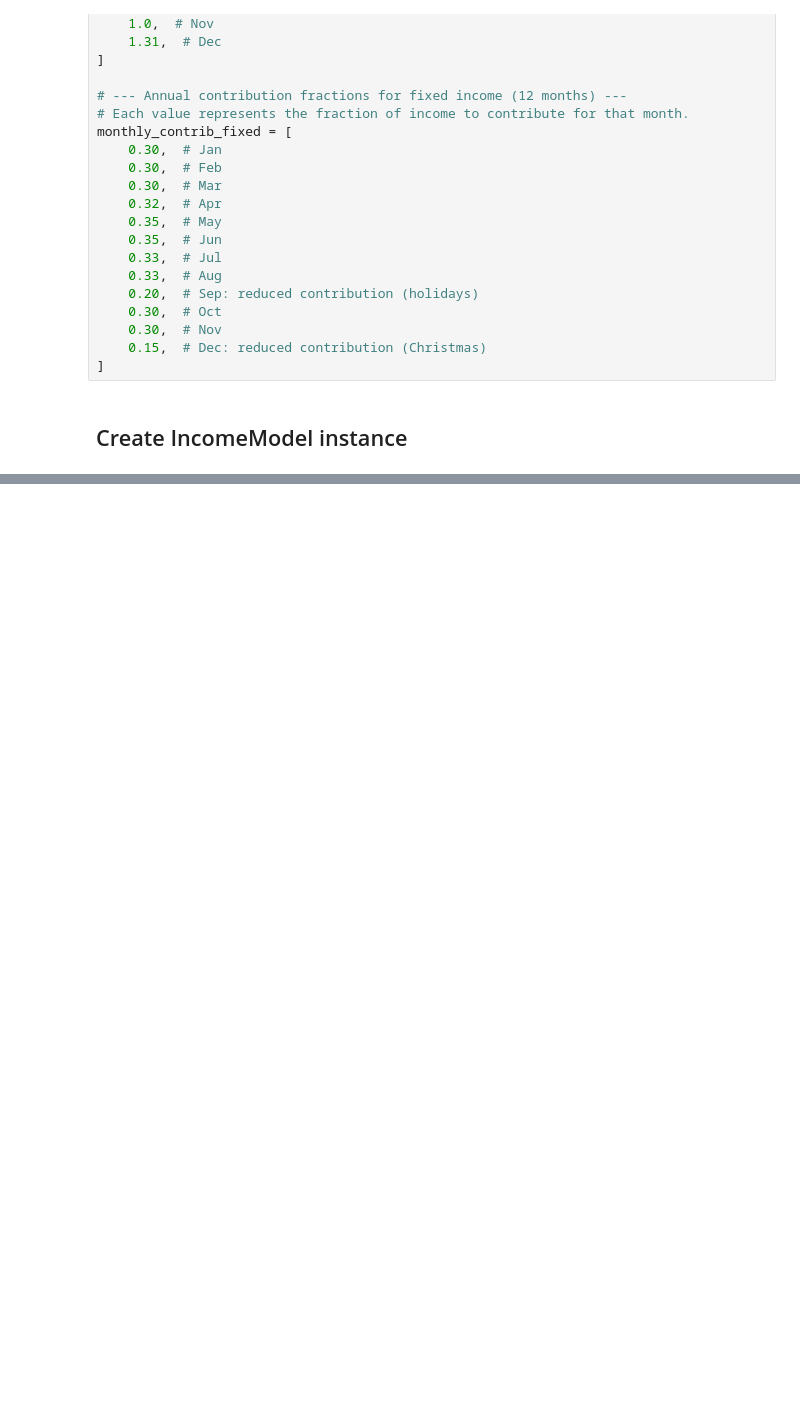
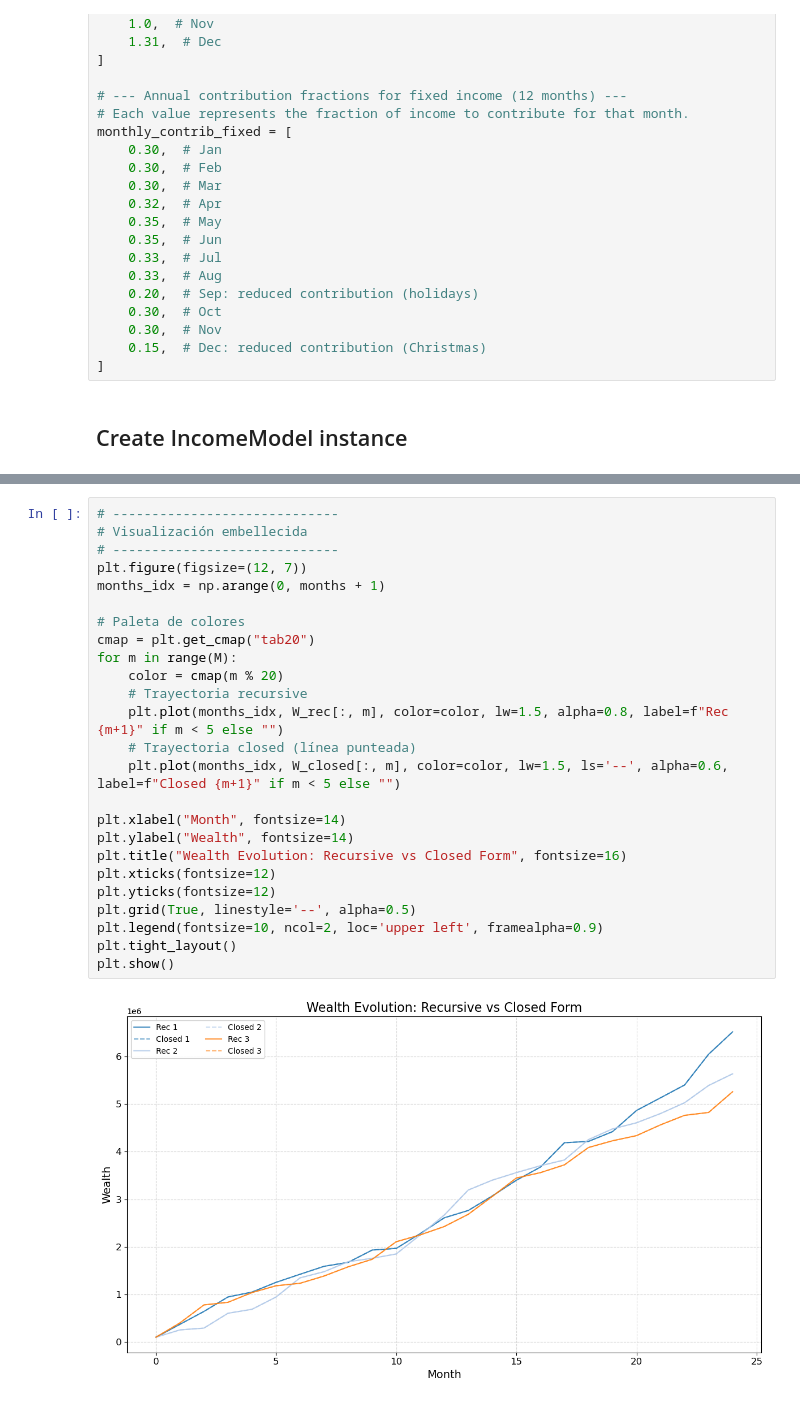
Before and after one commit to mfourier/fin-opt, a Jupyter notebook: notebooks/simulation.ipynb, the cells around one changed output, grey strips where cells are left out. Saved outputs shown, nothing was run; the diff lists cells and outputs as text; blank space fills up the shorter version.

```diff
--- a/notebooks/simulation.ipynb
+++ b/notebooks/simulation.ipynb
@@ -441,0 +307,27 @@ NameError: name 'A_df' is not defined
+# %%
+# -----------------------------
+# Visualización embellecida
+# -----------------------------
+plt.figure(figsize=(12, 7))
+months_idx = np.arange(0, months + 1)
+
+# Paleta de colores
+cmap = plt.get_cmap("tab20")
+for m in range(M):
+    color = cmap(m % 20)
+    # Trayectoria recursive
+    plt.plot(months_idx, W_rec[:, m], color=color, lw=1.5, alpha=0.8, label=f"Rec {m+1}" if m < 5 else "")
+    # Trayectoria closed (línea punteada)
+    plt.plot(months_idx, W_closed[:, m], color=color, lw=1.5, ls='--', alpha=0.6, label=f"Closed {m+1}" if m < 5 else "")
+
+plt.xlabel("Month", fontsize=14)
+plt.ylabel("Wealth", fontsize=14)
+plt.title("Wealth Evolution: Recursive vs Closed Form", fontsize=16)
+plt.xticks(fontsize=12)
+plt.yticks(fontsize=12)
+plt.grid(True, linestyle='--', alpha=0.5)
+plt.legend(fontsize=10, ncol=2, loc='upper left', framealpha=0.9)
+plt.tight_layout()
+plt.show()
+# %% [output]
+[figure, added]
```
Also changed, not shown: parts of 23 cells of this notebook, 3 other files.
